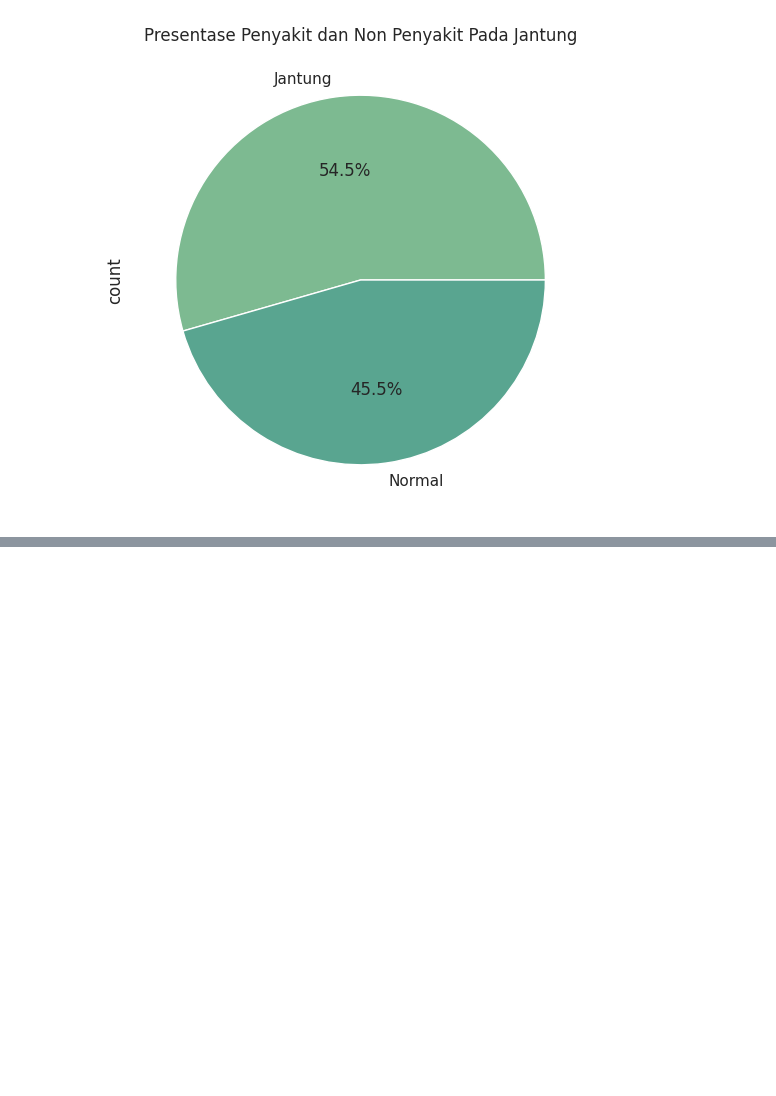
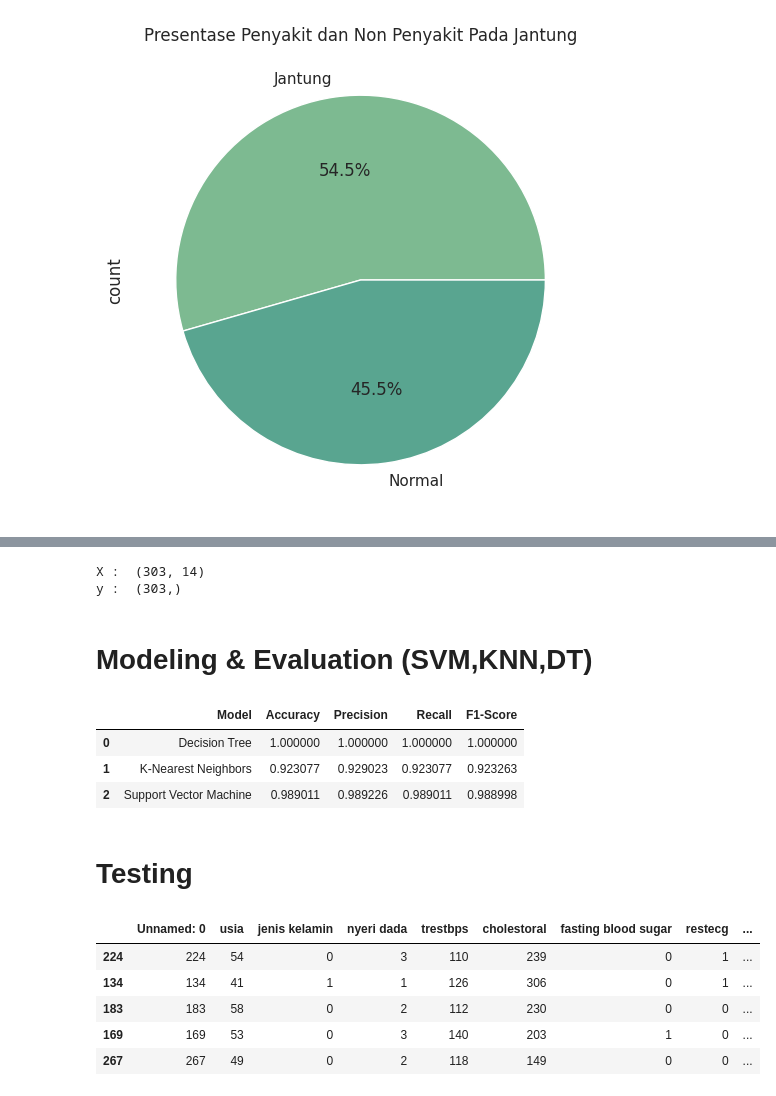
Before and after one commit to Luseat/prediksi-serangan-jantung, a Jupyter notebook: penyakitJantung.ipynb, the cells around one changed output, grey strips where cells are left out. Cells and saved outputs as stored; diff of their text form; code cells hidden in the pictures; blank space fills up the shorter version.

```diff
--- a/penyakitJantung.ipynb
+++ b/penyakitJantung.ipynb
@@ -89,0 +161,9 @@ plt.show()
+# %%
+X = df.drop(columns=['diagnosis']) # xX
+y = df['diagnosis'] # yY
+
+print("X : ", X.shape)
+print("y : ", y.shape)
+# %% [output]
+X :  (303, 14)
+y :  (303,)
@@ -89,0 +176,2 @@ plt.show()
+# %% [markdown]
+# **Modeling & Evaluation (SVM,KNN,DT)**
@@ -89,0 +189,35 @@ plt.show()
+# %%
+results = []
+for model_name, model in models.items():
+    model.fit(X_train, y_train)
+
+    y_pred = model.predict(X_test)
+    accuracy = accuracy_score(y_test, y_pred)
+    report =  classification_report(y_test, y_pred, output_dict=True)
+
+    results.append({
+        'Model': model_name,
+        'Accuracy': accuracy,
+        'Precision': report["weighted avg"]["precision"],
+        'Recall': report["weighted avg"]["recall"],
+        'F1-Score': report["weighted avg"]["f1-score"]
+    })
+
+evaluation_df = pd.DataFrame(results)
+evaluation_df
+# %% [output]
+|  | Model | Accuracy | Precision | Recall | F1-Score |
+| 0 | Decision Tree | 1.000000 | 1.000000 | 1.000000 | 1.000000 |
+| 1 | K-Nearest Neighbors | 0.923077 | 0.929023 | 0.923077 | 0.923263 |
+| 2 | Support Vector Machine | 0.989011 | 0.989226 | 0.989011 | 0.988998 |
+# %% [markdown]
+# **Testing**
+# %%
+df.sample(5)
+# %% [output]
+|  | Unnamed: 0 | usia | jenis kelamin | nyeri dada | trestbps | cholestoral | fasting blood sugar | restecg | ... |
+| 224 | 224 | 54 | 0 | 3 | 110 | 239 | 0 | 1 | ... |
+| 134 | 134 | 41 | 1 | 1 | 126 | 306 | 0 | 1 | ... |
+| 183 | 183 | 58 | 0 | 2 | 112 | 230 | 0 | 0 | ... |
+| 169 | 169 | 53 | 0 | 3 | 140 | 203 | 1 | 0 | ... |
+| 267 | 267 | 49 | 0 | 2 | 118 | 149 | 0 | 0 | ... |
```
Also changed, not shown: parts of 12 cells of this notebook.
